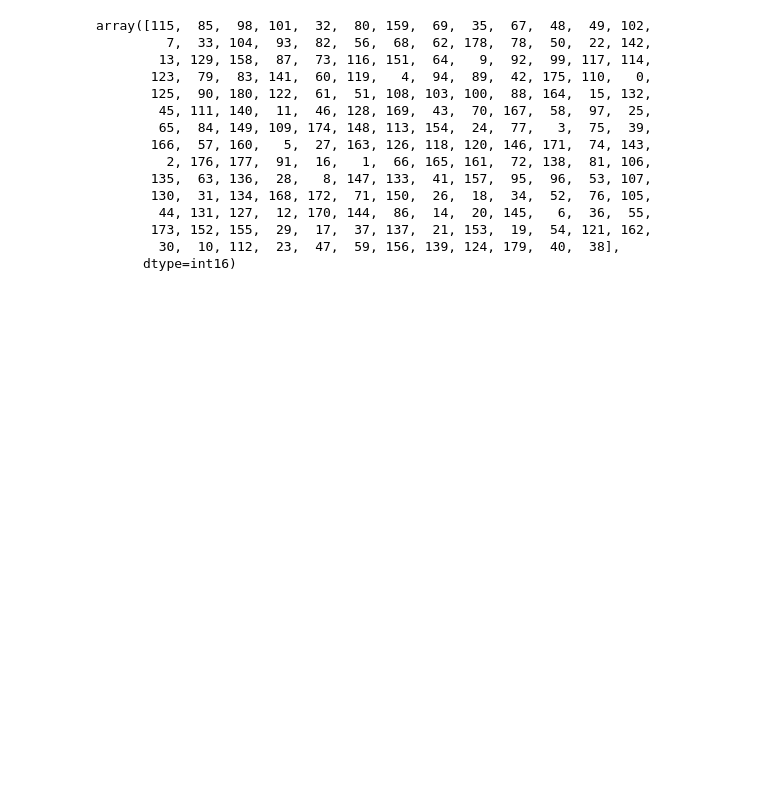
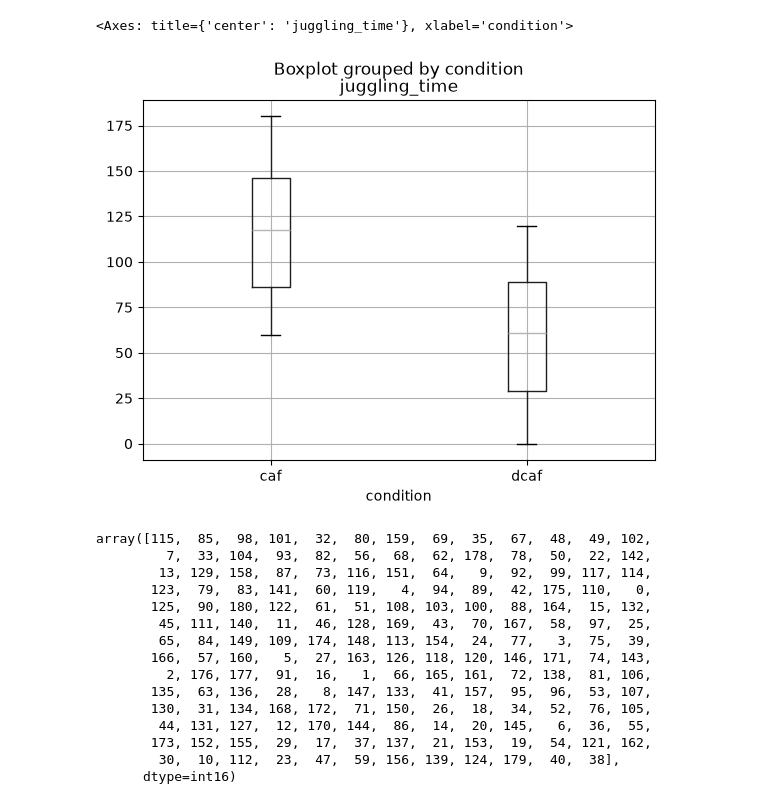
Before and after one commit to psy3035-hel8048/dataviz-h26, a Jupyter notebook: notebooks/datacleaning.ipynb, the cells around one changed output. Cells and saved outputs as stored; diff of their text form; code cells hidden in the pictures; blank space fills up the shorter version.

```diff
--- a/notebooks/datacleaning.ipynb
+++ b/notebooks/datacleaning.ipynb
@@ -3,3 +3,34 @@ from pathlib import Path
 import pandas as pd
 # %%
 FILENAME = Path("../data/dummy_experiment.csv")
+# %%
+def tweak_df(df):
+
+    return (df
+            .rename(columns={"Participant ID": "id",
+                             "Gender": "gender",
+                             "Country of Origin": "country",
+                             "Cohort": "cohort",
+                             "Condition": "condition",
+                             "Juggling time": "juggling_time",
+                             "Max pineapples": "max_pineapples"})
+            .dropna()
+            .replace({"gender": {"f": "female",
+                                 "m": "male",
+                                 "M": "male",
+                                 "F": "female",
+                                 "male ": "male",},
+                      "country": {"England": "UK"},
+                      "cohort": {"first": 1,
+                                 "second": 2,
+                                 "third": 3}
+                                 })
+            .assign(juggling_time=lambda x: x.juggling_time.str.replace(" seconds", "").astype(int))
+            .assign(ratio_of_juggling_to_pineapples=lambda x: x.juggling_time / x.max_pineapples)
+            .astype({"gender": "category"})
+            # .loc[:, ["gender", "country", "max_pineapples"]]
+            .query('max_pineapples < 3 and juggling_time > 30 and country == "UK" and gender == "female"')
+    )
+
+df = pd.read_csv(FILENAME, sep=";")
+df = tweak_df(df)
@@ -6,3 +129,8 @@ FILENAME = Path("../data/dummy_experiment.csv")
+# %%
+df.boxplot(column="juggling_time", by="condition")
+# %% [output]
+<Axes: title={'center': 'juggling_time'}, xlabel='condition'>
+[figure, added]
 # %%
 # def tweak_dataframe(df):
 
```
Also changed, not shown: parts of 6 cells of this notebook.
